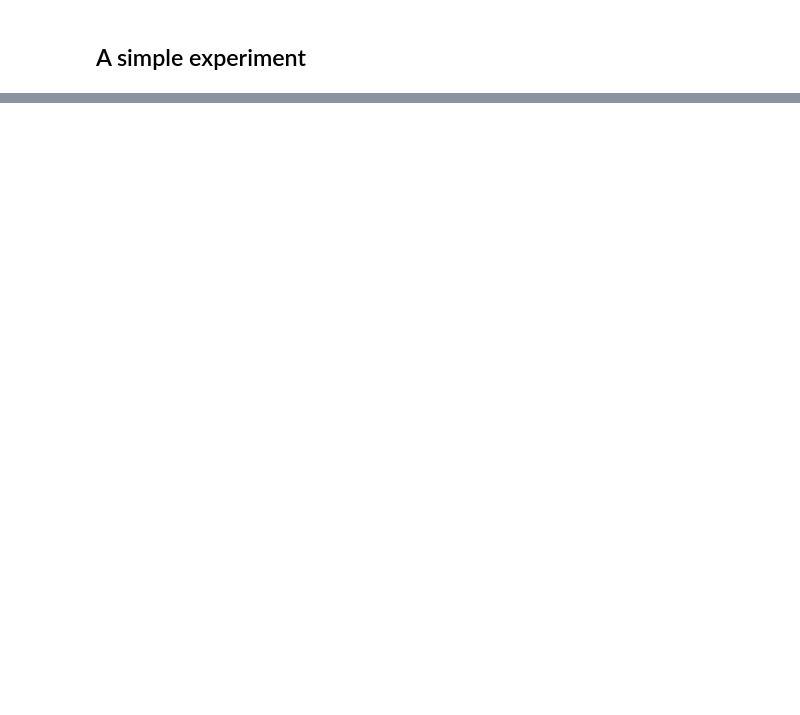
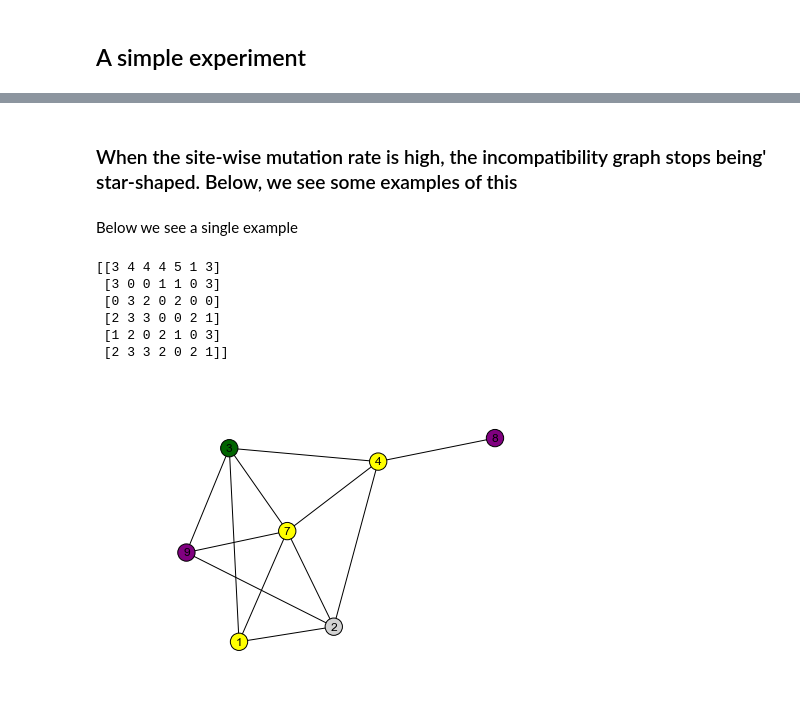
Before and after one commit to Cronjaeger/almost-infinite-sites-recursions, a Jupyter notebook: ipython_notebooks/Computational Experiment -- Recombination vs Recurrence.ipynb, the cells around one changed output, grey strips where cells are left out. Drawn from its saved outputs; the diff is of its cells as text; code cells hidden in the pictures; blank space fills up the shorter version.

```diff
--- a/ipython_notebooks/Computational Experiment -- Recombination vs Recurrence.ipynb
+++ b/ipython_notebooks/Computational Experiment -- Recombination vs Recurrence.ipynb
@@ -178,0 +249,16 @@ largest_connected_component.degree()
+# %% [markdown]
+### When the site-wise mutation rate is high, the incompatibility graph stops being' star-shaped. Below, we see some examples of this
+# %% [markdown]
+Below we see a single example
+# %%
+np.random.seed(172300001)
+results = simulate_single_graph_and_output_incompatibility_graph(n =5, L = 10, theta = 10.0, draw_largest_connected_component = True)
+determine_S_of_connected_components(results,with_header=True)
+# %% [output]
+[[3 4 4 4 5 1 3]
+ [3 0 0 1 1 0 3]
+ [0 3 2 0 2 0 0]
+ [2 3 3 0 0 2 1]
+ [1 2 0 2 1 0 3]
+ [2 3 3 2 0 2 1]]
+[figure, added]
```
Also changed, not shown: parts of 23 cells of this notebook.
